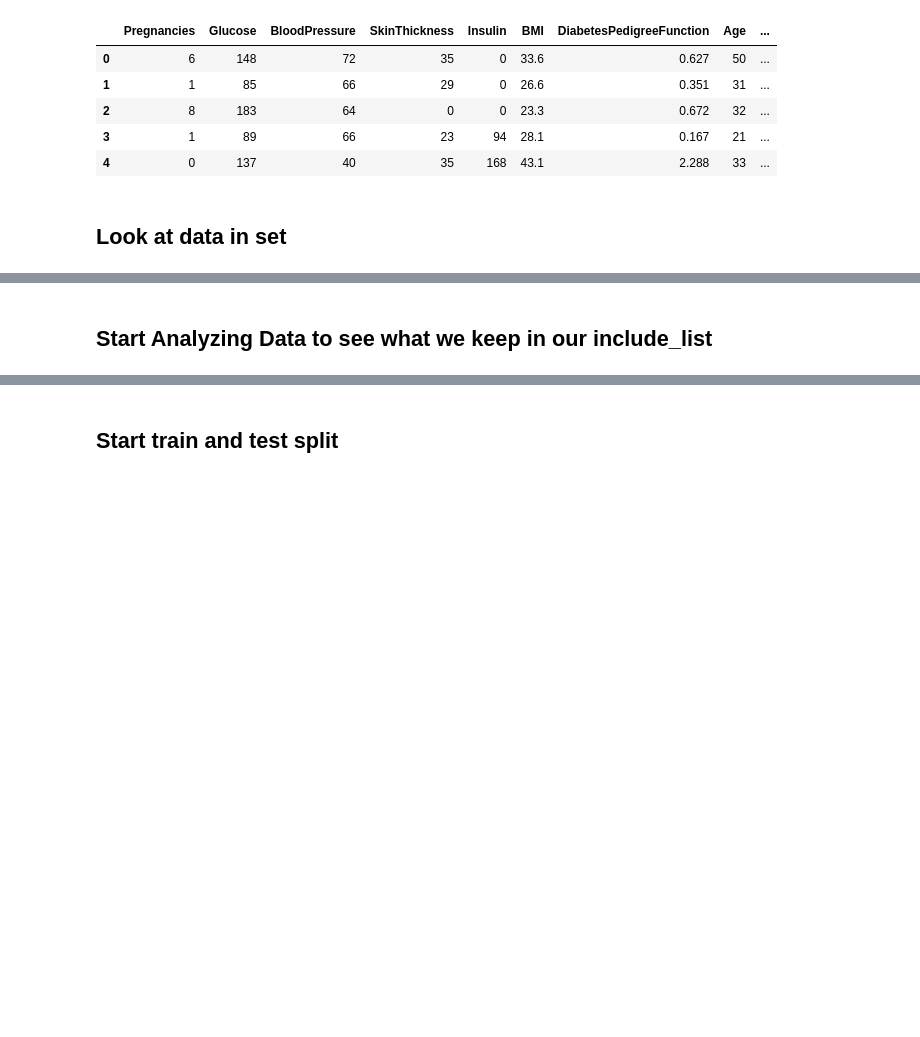
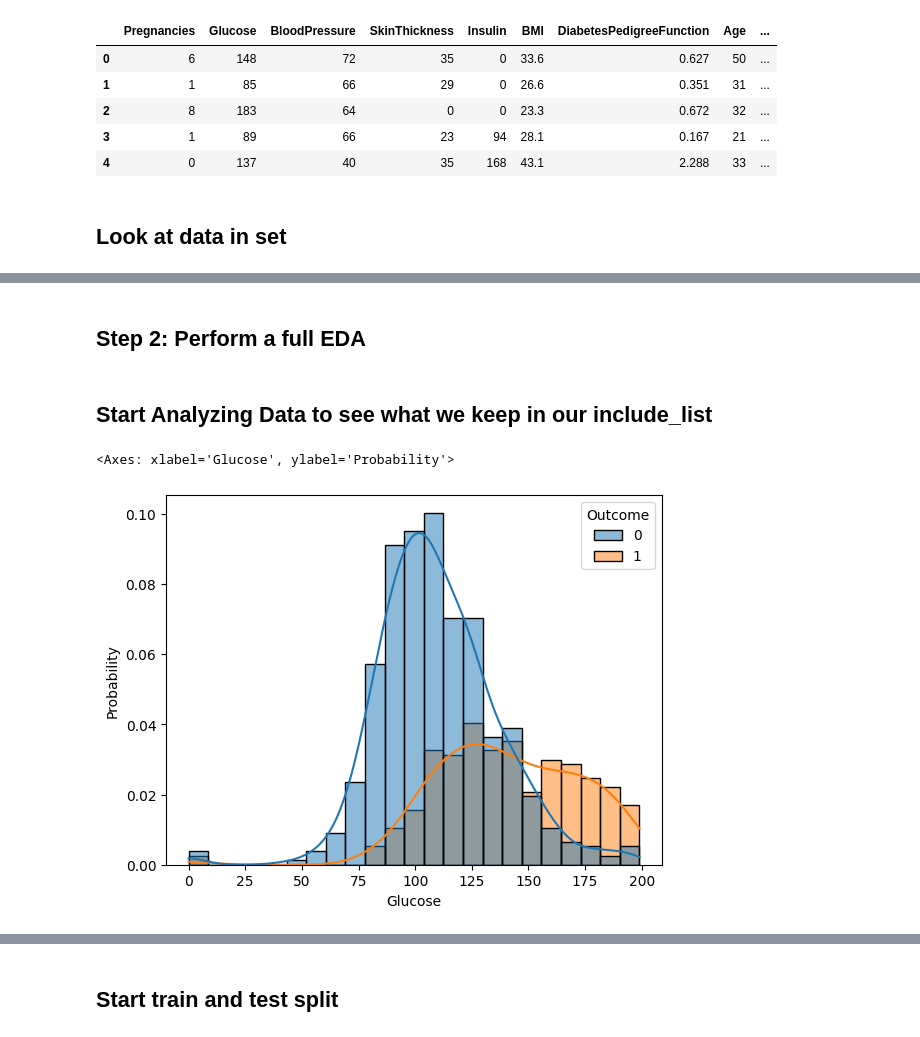
Before and after one commit to 4GeeksAcademy/SWhit_Decision-Tree-Project-2, a Jupyter notebook: src/explore.ipynb, the cells around one changed output, grey strips where cells are left out. Saved outputs shown, nothing was run; the diff lists cells and outputs as text; code cells hidden in the pictures; blank space fills up the shorter version.

```diff
--- a/src/explore.ipynb
+++ b/src/explore.ipynb
@@ -22,2 +105,10 @@ main_df.head()
+# %% [markdown]
+## Step 2: Perform a full EDA
 # %% [markdown]
 ## Start Analyzing Data to see what we keep in our include_list
+# %%
+# the higher the glucose the more likely one is to have diabetes - KEEP GLUCOSE
+sns.histplot(data=df, x='Glucose', hue='Outcome', stat='probability', kde=True)
+# %% [output]
+<Axes: xlabel='Glucose', ylabel='Probability'>
+[figure, added]
```
Also changed, not shown: parts of 58 cells of this notebook, 2 other files.
